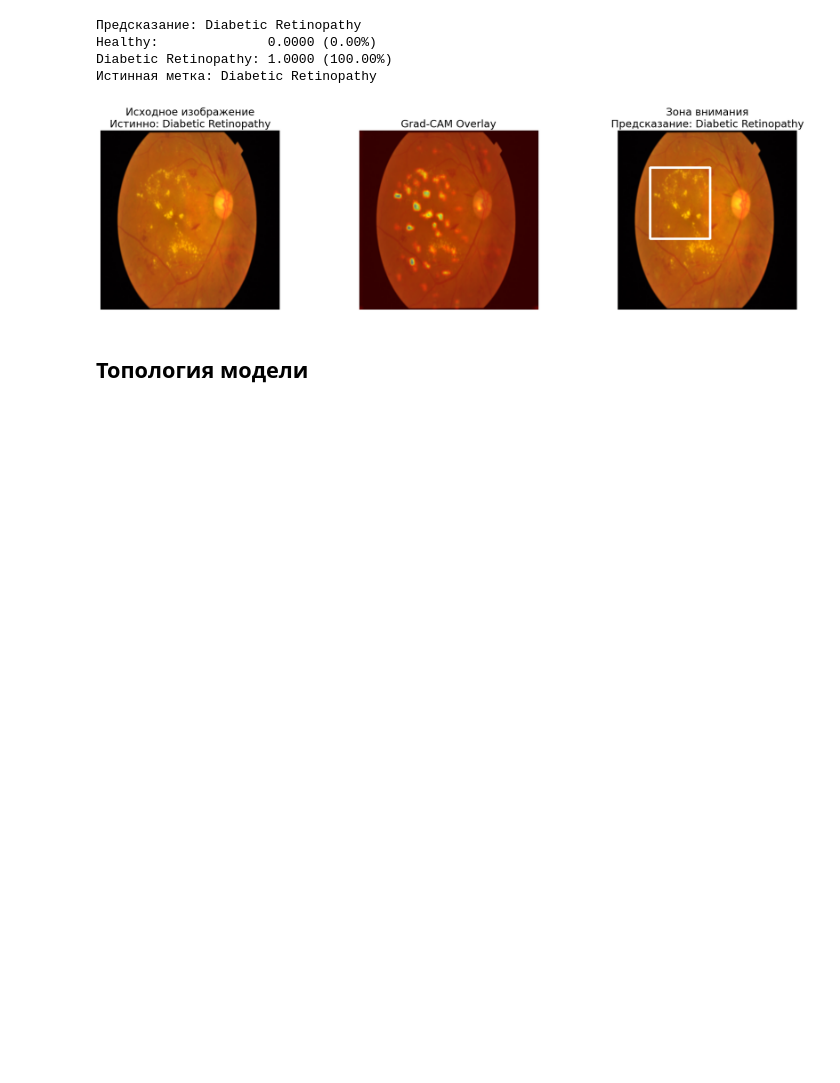
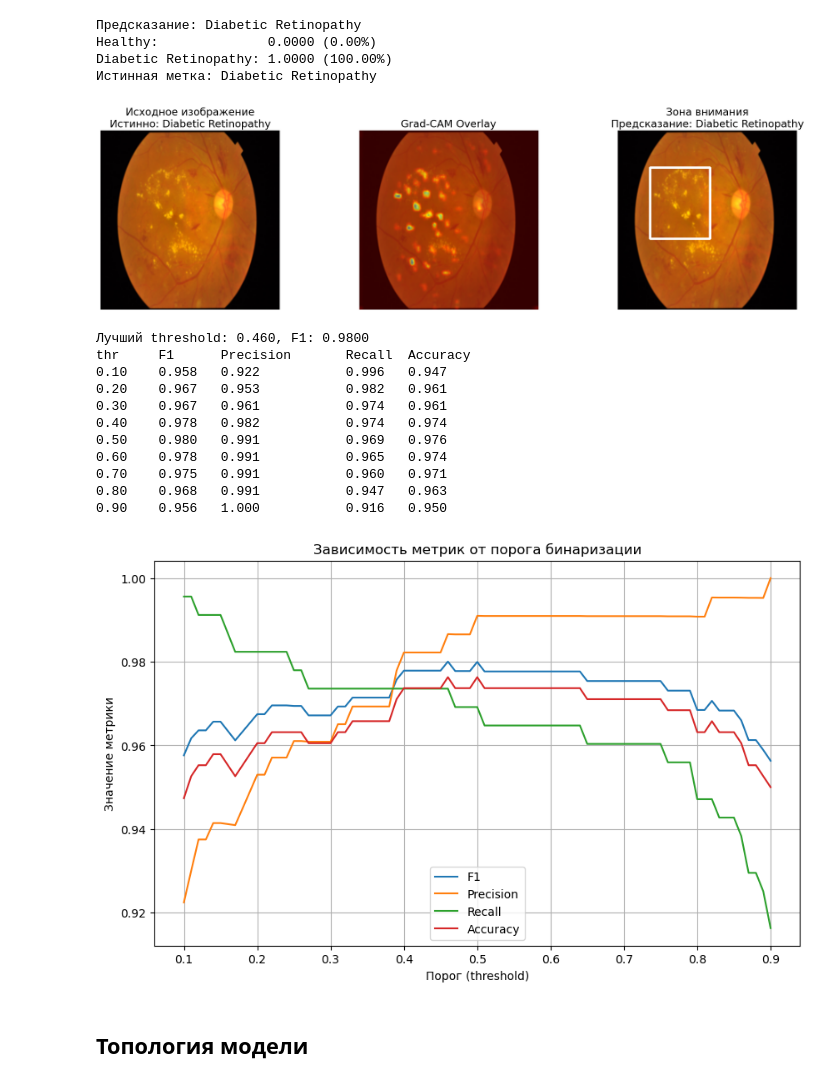
Before and after one commit to BaUniv2025/Blindness-Detection, a Jupyter notebook: training.ipynb, the cells around one changed output. Cells and saved outputs as stored; diff of their text form; code cells hidden in the pictures; blank space fills up the shorter version.

```diff
--- a/training.ipynb
+++ b/training.ipynb
@@ -889,3 +1212,45 @@ Diabetic Retinopathy: 1.0000 (100.00%)
+# %%
+import matplotlib.pyplot as plt
+
+def plot_threshold_metrics(metrics_by_thr):
+    thrs = [x[0] for x in metrics_by_thr]
+    f1s = [x[1] for x in metrics_by_thr]
+    precs = [x[2] for x in metrics_by_thr]
+    recalls = [x[3] for x in metrics_by_thr]
+    accs = [x[4] for x in metrics_by_thr]
+    plt.figure(figsize=(10,6))
+    plt.plot(thrs, f1s, label="F1")
+    plt.plot(thrs, precs, label="Precision")
+    plt.plot(thrs, recalls, label="Recall")
+    plt.plot(thrs, accs, label="Accuracy")
+    plt.xlabel("Порог (threshold)")
+    plt.ylabel("Значение метрики")
+    plt.title("Зависимость метрик от порога бинаризации")
+    plt.legend()
+    plt.grid()
+    plt.show()
+# %%
+from utils.model import BinaryImprovedCNN
+
+model = BinaryImprovedCNN()
+model.load_state_dict(torch.load("data/model2.pth"))
+model.eval()
+
+best_thr, best_f1, metrics_by_thr = find_best_threshold(model, val_loader)
+plot_threshold_metrics(metrics_by_thr)
+# %% [output]
+Лучший threshold: 0.460, F1: 0.9800
+thr     F1      Precision       Recall  Accuracy
+0.10    0.958   0.922           0.996   0.947
+0.20    0.967   0.953           0.982   0.961
+0.30    0.967   0.961           0.974   0.961
+0.40    0.978   0.982           0.974   0.974
+0.50    0.980   0.991           0.969   0.976
+0.60    0.978   0.991           0.965   0.974
+0.70    0.975   0.991           0.960   0.971
+0.80    0.968   0.991           0.947   0.963
+0.90    0.956   1.000           0.916   0.950
+[figure, added]
 # %% [markdown]
 ## Топология модели
 # %%
```
Also changed, not shown: parts of 5 cells of this notebook.
